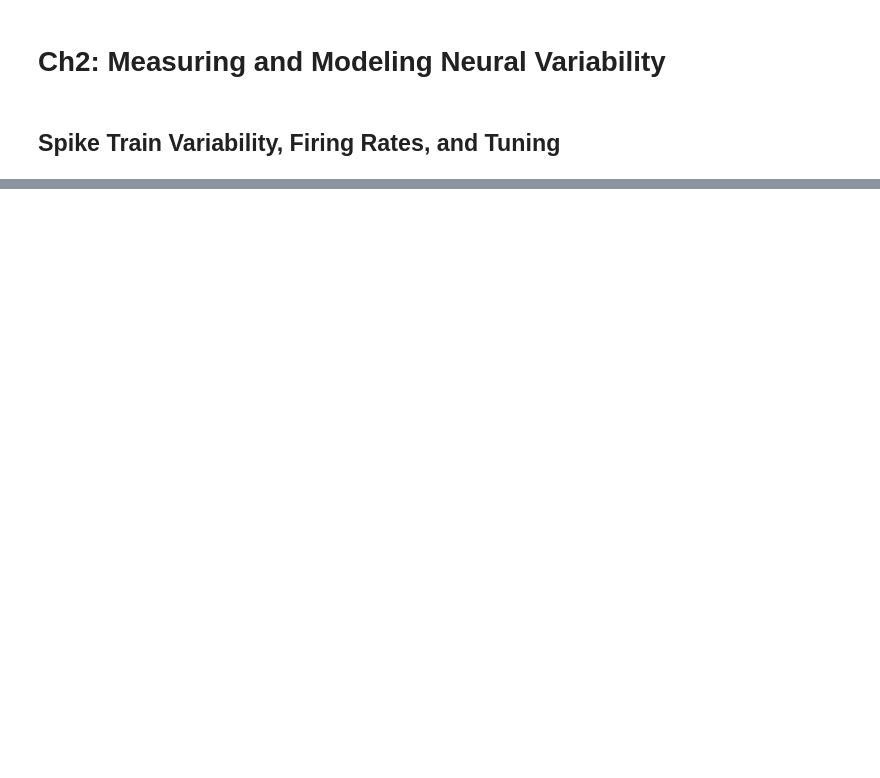
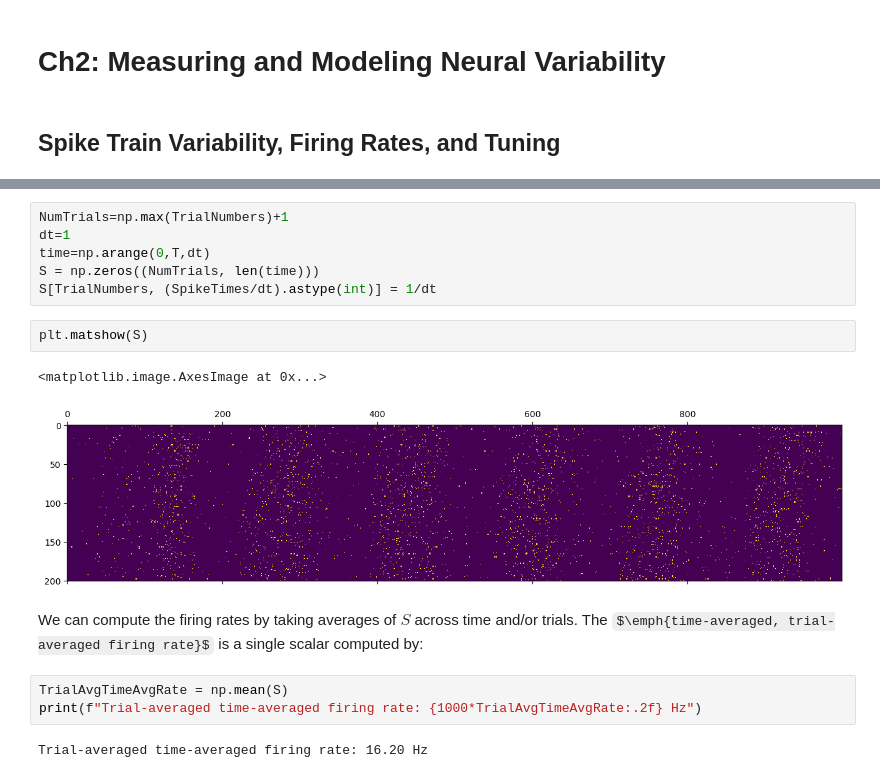
Before and after one commit to yuesha-yc/ModelingNeuralCircuits, a Jupyter notebook: NeuralDynamics.ipynb, the cells around one changed output, grey strips where cells are left out. Drawn from its saved outputs; the diff is of its cells as text; some formulas as TeX source; blank space fills up the shorter version.

```diff
--- a/NeuralDynamics.ipynb
+++ b/NeuralDynamics.ipynb
@@ -1114,0 +1594,18 @@ Notice how the spike timing is very similar to a current-based synapse model.
+# %%
+NumTrials=np.max(TrialNumbers)+1
+dt=1
+time=np.arange(0,T,dt)
+S = np.zeros((NumTrials, len(time)))
+S[TrialNumbers, (SpikeTimes/dt).astype(int)] = 1/dt
+# %%
+plt.matshow(S)
+# %% [output]
+<matplotlib.image.AxesImage at 0x...>
+[figure, added]
+# %% [markdown]
+We can compute the firing rates by taking averages of $S$ across time and/or trials. The $\emph{time-averaged, trial-averaged firing rate}$ is a single scalar computed by:
+# %%
+TrialAvgTimeAvgRate = np.mean(S)
+print(f"Trial-averaged time-averaged firing rate: {1000*TrialAvgTimeAvgRate:.2f} Hz")
+# %% [output]
+Trial-averaged time-averaged firing rate: 16.20 Hz
```
Also changed, not shown: parts of 29 cells of this notebook.
